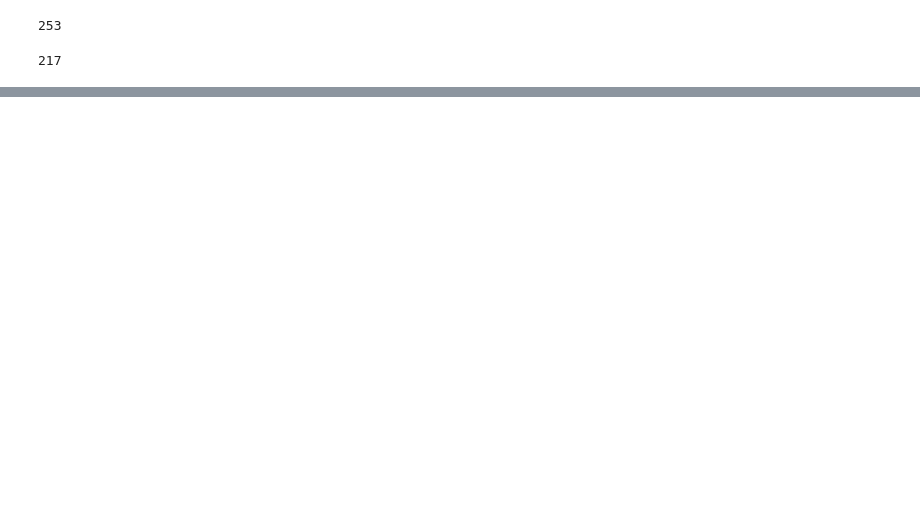
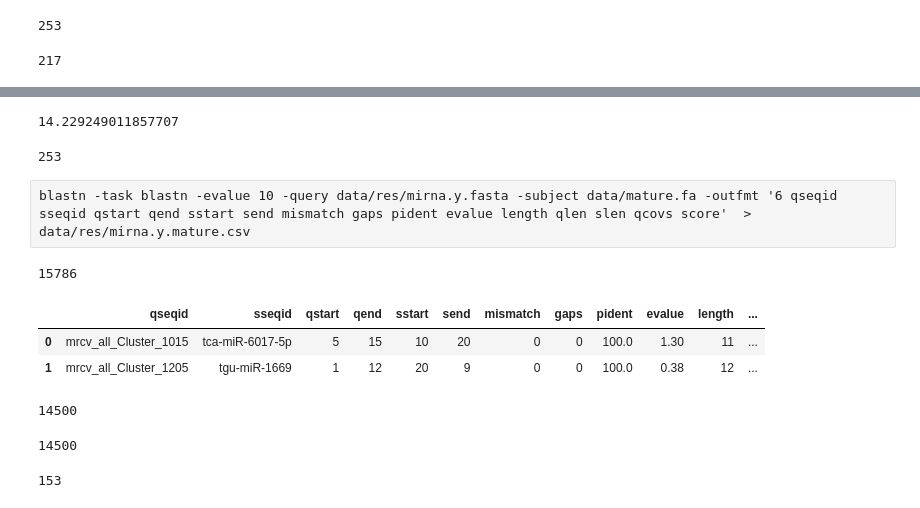
Before and after one commit to juancresc/mirna_mite, a Jupyter notebook: 2_analysis/all_ss.ipynb, the cells around one changed output, grey strips where cells are left out. Drawn from its saved outputs; the diff is of its cells as text; code cells hidden in the pictures; blank space fills up the shorter version.

```diff
--- a/2_analysis/all_ss.ipynb
+++ b/2_analysis/all_ss.ipynb
@@ -6,6 +8,10 @@ from Bio.Seq import Seq
 # %%
 path = '/home/juan/Desktop/juan/bio/mirna_mite/data/res/%s/Results.txt'
+path_annotation = '/home/juan/Desktop/juan/bio/mirna_mite/data/introns.gff3'
+path_annotation_promoters = '/home/juan/Desktop/juan/bio/mirna_mite/data/promoters.gff3'
 path_res = '/home/juan/Desktop/juan/bio/mirna_mite/data/res/all_results.csv'
+path_mirna_seq = '/home/juan/Desktop/juan/bio/mirna_mite/data/res/mirna.y.fasta'
+path_mirna_mature = '/home/juan/Desktop/juan/bio/mirna_mite/data/res/mirna.y.mature.csv'
 path_res_seq = '/home/juan/Desktop/juan/bio/mirna_mite/data/res/all_results.fasta'
 experiments = ['mrcv_mites','mrcv_all','sun_all','sun_mites']
 path_genome = '/home/juan/Desktop/juan/bio/data/IWGSC/42/Triticum_aestivum.IWGSC.dna.toplevel.fa'
@@ -210,0 +216,4 @@ count_mites
+# %%
+count_mites * 100 / total_count
+# %% [output]
+14.229249011857707
@@ -211,6 +222,23 @@ count_mites
+# %%
+buffer_seqs = []
+for k,v in df.iterrows():
+    id = v.Name
+    desc = v['#Locus']
+    seq = SeqRecord(Seq(v.MajorRNA), id=id, description=desc)
+    buffer_seqs.append(seq)
+SeqIO.write(buffer_seqs, path_mirna_seq, "fasta")
+# %% [output]
+253
+# %% [raw]
+blastn -task blastn -evalue 10 -query data/res/mirna.y.fasta -subject data/mature.fa -outfmt '6 qseqid sseqid qstart qend sstart send mismatch gaps pident evalue length qlen slen qcovs score'  > data/res/mirna.y.mature.csv
 # %%
-df_mirbase = pd.read_csv(path_mirbase_res, sep="\t")
-cols = ['qseqid','sseqid','qstart','qend','sstart','send','mismatch','gaps','pident','evalue','length','qlen','slen','qcovs']
+df_mirbase = pd.read_csv(path_mirna_mature, sep="\t")
+cols = ['qseqid','sseqid','qstart','qend','sstart','send','mismatch','gaps','pident','evalue','length','qlen','slen','qcovs','score']
 df_mirbase.columns = cols
 print(len(df_mirbase.index))
 df_mirbase.head(2)
+# %% [output]
+15786
+|  | qseqid | sseqid | qstart | qend | sstart | send | mismatch | gaps | pident | evalue | length | ... |
+| 0 | mrcv_all_Cluster_1015 | tca-miR-6017-5p | 5 | 15 | 10 | 20 | 0 | 0 | 100.0 | 1.30 | 11 | ... |
+| 1 | mrcv_all_Cluster_1205 | tgu-miR-1669 | 1 | 12 | 20 | 9 | 0 | 0 | 100.0 | 0.38 | 12 | ... |
@@ -216,0 +247,14 @@ df_mirbase.head(2)
+# %%
+df_mirbase = df_mirbase[df_mirbase.length > df_mirbase.qlen - allowed_mirbase_mismatches]
+print(len(df_mirbase.index))
+# %% [output]
+14500
+# %%
+df_mirbase = df_mirbase[df_mirbase.mismatch + df_mirbase.gaps <= allowed_mirbase_mismatches]
+print(len(df_mirbase.index))
+# %% [output]
+14500
+# %%
+len(df_mirbase.qseqid.unique().tolist())
+# %% [output]
+153
```
Also changed, not shown: parts of 47 cells of this notebook.
